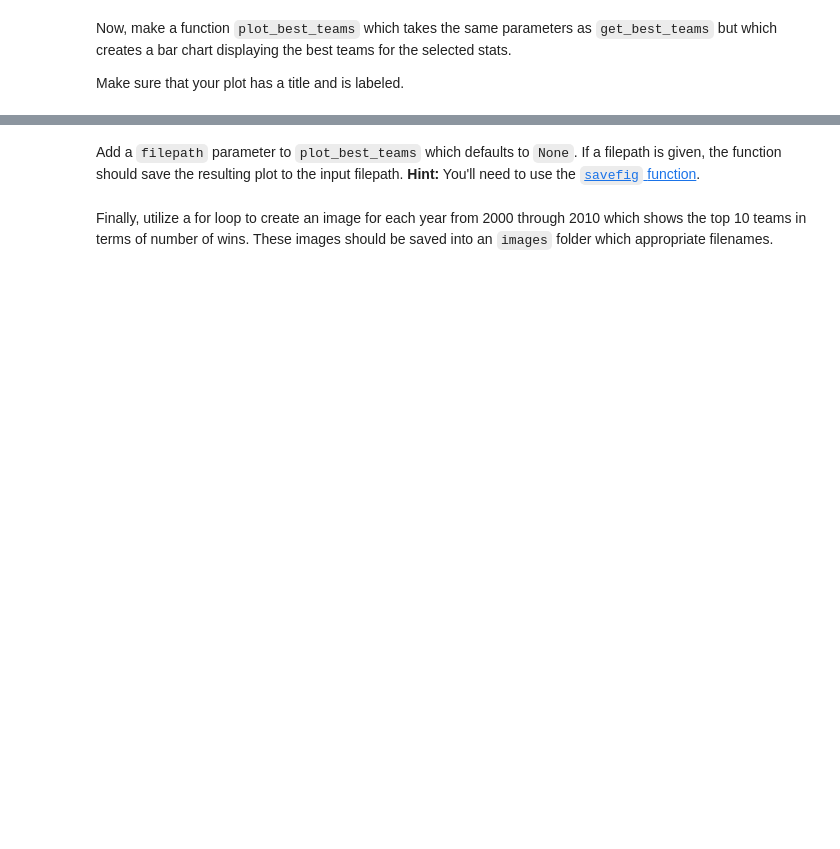
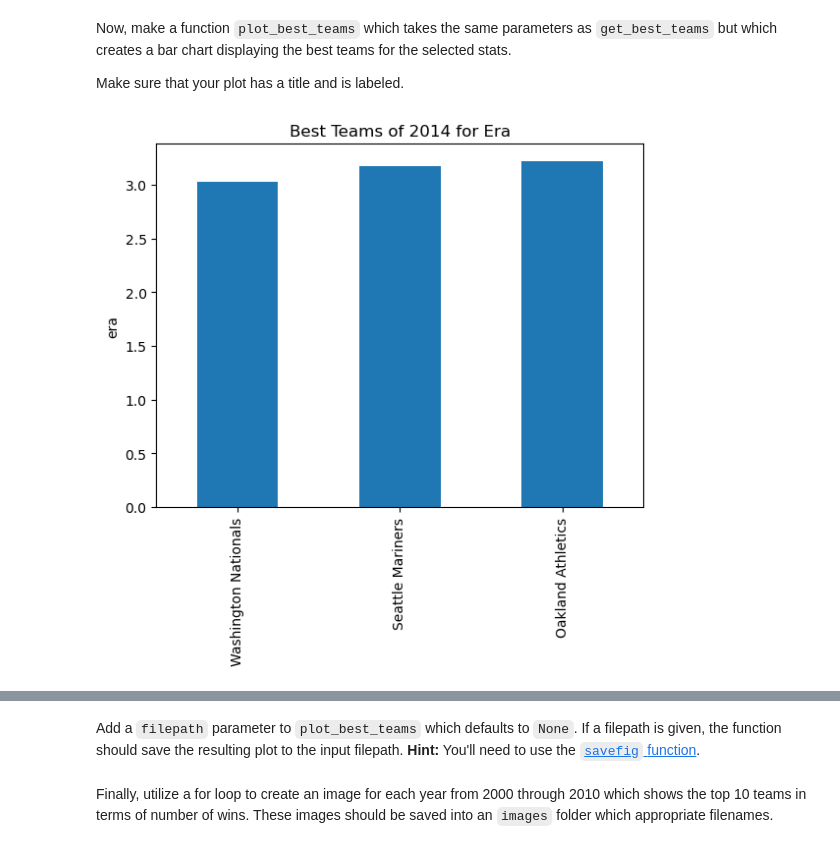
Before and after one commit to NSS-Data-Analytics-Cohort-11/loops-functions-practice-Berat-rex, a Jupyter notebook: notebooks/Loops_and_Functions_Practice.ipynb, the cells around one changed output, grey strips where cells are left out. Drawn from its saved outputs; the diff is of its cells as text; code cells hidden in the pictures; blank space fills up the shorter version.

```diff
--- a/notebooks/Loops_and_Functions_Practice.ipynb
+++ b/notebooks/Loops_and_Functions_Practice.ipynb
@@ -626,0 +687,4 @@ Calling `get_best_teams(year = 2014, n = 3)` should return the Los Angeles Angel
+# %%
+def get_best_teams(year, n=4, stat = 'w'):
+    teams = get_teams(year)
+    return teams.nlargest(n=n, columns=stat)
@@ -638,0 +867,9 @@ Calling `get_best_teams(year=2014, n=3, league="AL", ascending = True)` should r
+# %%
+def get_best_teams(year, n = 5, stat = 'w', league = 'both', ascending = False):
+    teams_year = get_teams(year)
+    if league == 'both':
+        return teams_year.sort_values(stat, ascending = ascending).head(n)
+    elif league.upper() == 'AL' or league.upper() == 'NL':
+        return teams_year[teams_year['lgid'] == league.upper()].sort_values(stat, ascending = ascending).head(n)
+    else:
+        raise Exception("Please enter a valid league id")
@@ -638,0 +885,24 @@ Calling `get_best_teams(year=2014, n=3, league="AL", ascending = True)` should r
+# %%
+def get_best_teams(year, n = 5, stat = 'w', league = 'both', ascending = True):
+    if ascending:
+        order = 'ASC'
+    else:
+        order = 'DESC'
+
+    if league == 'both':
+        lgid_filter = ''
+    elif league.upper() == 'AL':
+        lgid_filter = "AND lgid = 'AL'"
+    elif league.upper() == 'NL':
+        lgid_filter = "AND lgid = 'NL'"
+    else:
+        raise Exception("Please enter a valid league id")
+    query = f"""
+            SELECT *
+            FROM teams
+            WHERE yearid = {year}
+            {lgid_filter}
+            ORDER BY {stat} {order}
+            LIMIT {n}
+            """
+    return pd.read_sql(text(query), con = engine)
@@ -642,3 +921,13 @@ Now, make a function `plot_best_teams` which takes the same parameters as `get_b
 Make sure that your plot has a title and is labeled.
 # %%
 # Your Code Here
+def plot_best_teams(year, n=5, stat='w', league='both', ascending=False):
+    teams = get_best_teams(year, n=n, stat=stat, league=league, ascending=ascending)
+    teams.plot(kind="bar", x="name", y=stat, legend=False)
+    plt.ylabel(stat)
+    plt.xlabel(None)
+    plt.title(f'Best Teams of {year} for {stat.title()}')
+# %%
+plot_best_teams(year=2014, n=3, stat='era', ascending=True)
+# %% [output]
+[figure, added]
```
Also changed, not shown: parts of 126 cells of this notebook, 1 other file.
